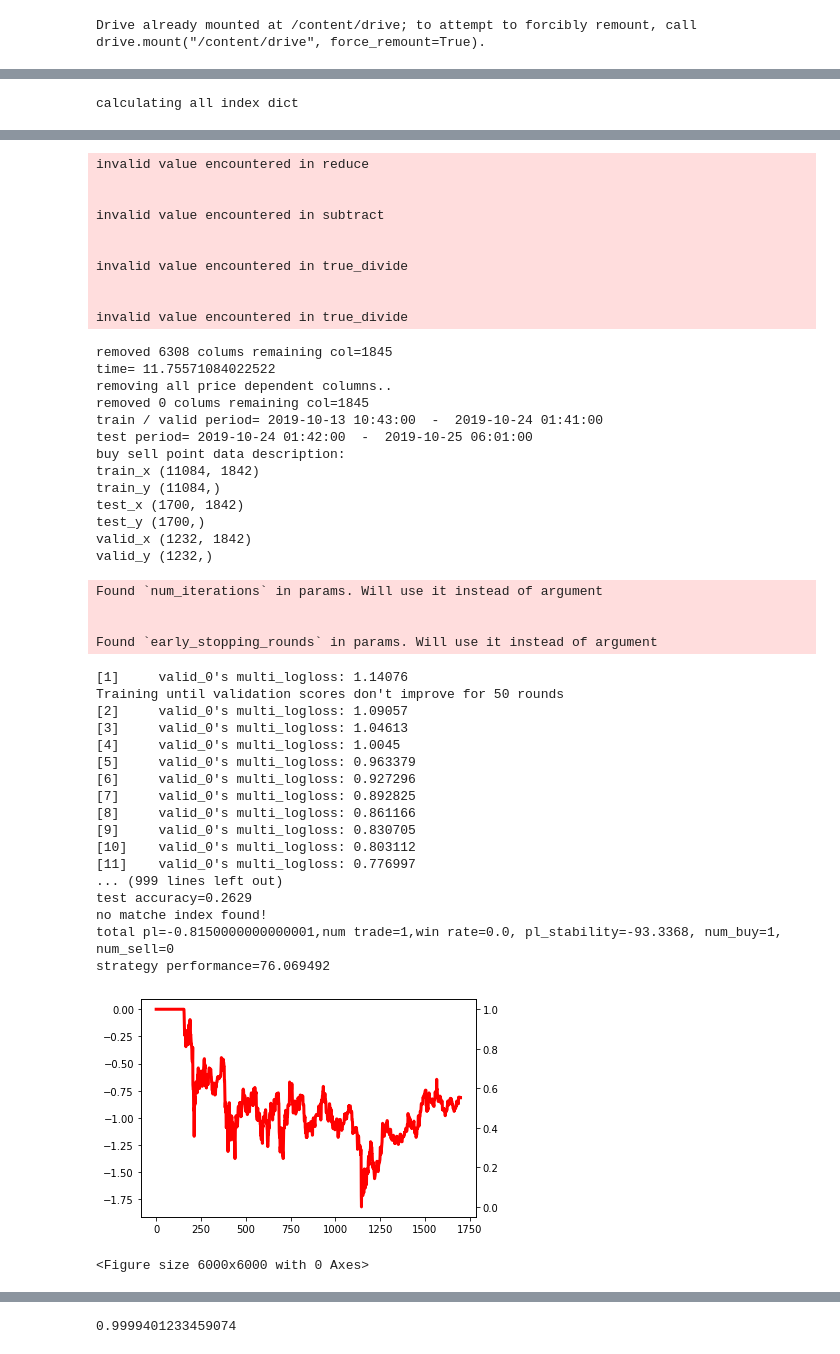
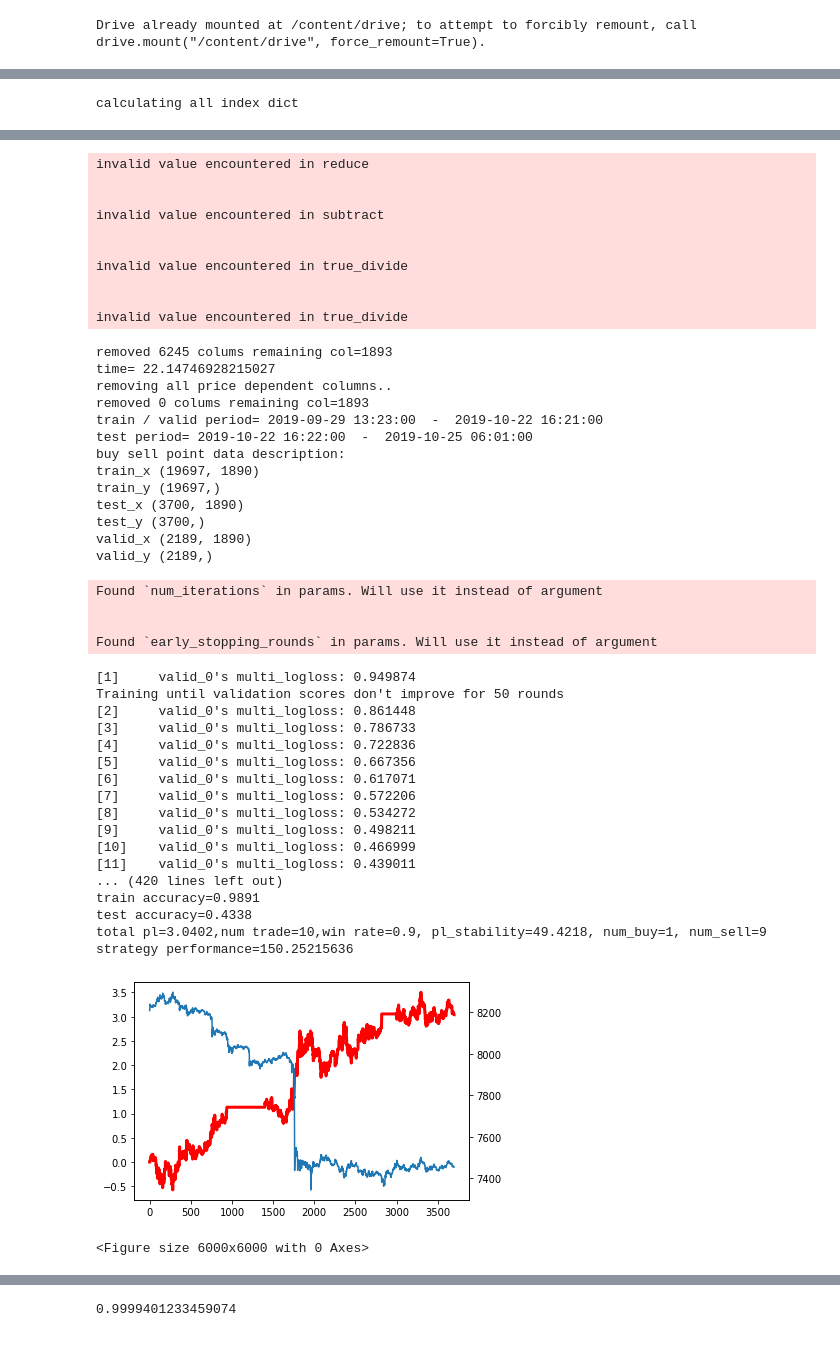
Before and after one commit to alunfes/mex-bot, a Jupyter notebook: Lgb_BPSP4.ipynb, the cells around one changed output, grey strips where cells are left out. Saved outputs shown, nothing was run; the diff lists cells and outputs as text; code cells hidden in the pictures.

```diff
--- a/Lgb_BPSP4.ipynb
+++ b/Lgb_BPSP4.ipynb
@@ -2168,7 +2168,7 @@ num_term = 10
 corr_kijun = 0.9
 upper_kijun = 0.5
 lower_kijun = 0.4
-initial_data_vol = 20000
+initial_data_vol = 40000
 
 train_size = 0.9
 valid_size = 0.1
@@ -2178,7 +2178,9 @@ kijun_period = 300
 pt = kijun_val
 lc = 10000
 
-params = {'objective': 'multiclass', 'num_class':4, 'metric':'multi_logloss', 'boosting': 'gbdt', 'learning_rate': 0.05, 'num_iterations': 500, 'max_depth':4, 'num_leaves':16 ,'verbose_eval':False,  'verbose':-1, 'early_stopping_rounds':50}
+#params = {'objective': 'multiclass', 'num_class':4, 'metric':'multi_logloss', 'boosting': 'gbdt', 'learning_rate': 0.05, 'num_iterations': 1500, 'max_depth':8, 'num_leaves': 3,'verbose_eval':False,  'verbose':-1, 'early_stopping_rounds':50}
+params = {'objective': 'multiclass', 'num_class':4, 'metric':'multi_logloss', 'boosting': 'gbdt', 'learning_rate': 0.1, 'num_iterations': 1500, 'max_depth':9, 'num_leaves': 512,
+          'verbose_eval':False,  'verbose':-1, 'early_stopping_rounds':50, 'lambda_l1':15, 'lambda_l2':15, 'min_data_in_leaf':15}
 
 
 start = time.time()
@@ -2209,6 +2211,10 @@ print('test accuracy={}'.format(lgbmodel.calc_bpsp_accuracy(prediction, test_yb)
 #importanceの上位200colだけ使って再学習
 cols = lgbmodel.select_important_cols2(model, train_xb)
 cols.extend(['open_change','close_change'])
+remove_cols = ['open', 'high', 'low', 'close', 'ema:5']
+for col in remove_cols:
+    if col in cols:
+        cols.remove(col)
 cols.sort()
 
 with open('/content/drive/My Drive/Model/bpsp_cols.csv', 'w') as file:
@@ -2257,49 +2263,49 @@ removed  780  cols contains nan.
 removing all correlated columns..
 invalid value encountered in reduce
 
 
 invalid value encountered in subtract
 
 
 invalid value encountered in true_divide
 
 
 invalid value encountered in true_divide
-removed 6308 colums remaining col=1845
-time= 11.75571084022522
+removed 6245 colums remaining col=1893
+time= 22.14746928215027
 removing all price dependent columns..
-removed 0 colums remaining col=1845
-train / valid period= 2019-10-13 10:43:00  -  2019-10-24 01:41:00
-test period= 2019-10-24 01:42:00  -  2019-10-25 06:01:00
+removed 0 colums remaining col=1893
+train / valid period= 2019-09-29 13:23:00  -  2019-10-22 16:21:00
+test period= 2019-10-22 16:22:00  -  2019-10-25 06:01:00
 buy sell point data description:
-train_x (11084, 1842)
-train_y (11084,)
-test_x (1700, 1842)
-test_y (1700,)
-valid_x (1232, 1842)
-valid_y (1232,)
+train_x (19697, 1890)
+train_y (19697,)
+test_x (3700, 1890)
+test_y (3700,)
+valid_x (2189, 1890)
+valid_y (2189,)
 Found `num_iterations` in params. Will use it instead of argument
 
 
 Found `early_stopping_rounds` in params. Will use it instead of argument
-[1]     valid_0's multi_logloss: 1.14076
+[1]     valid_0's multi_logloss: 0.949874
 Training until validation scores don't improve for 50 rounds
-[2]     valid_0's multi_logloss: 1.09057
-[3]     valid_0's multi_logloss: 1.04613
-[4]     valid_0's multi_logloss: 1.0045
-[5]     valid_0's multi_logloss: 0.963379
-[6]     valid_0's multi_logloss: 0.927296
-[7]     valid_0's multi_logloss: 0.892825
-[8]     valid_0's multi_logloss: 0.861166
-[9]     valid_0's multi_logloss: 0.830705
-[10]    valid_0's multi_logloss: 0.803112
-[11]    valid_0's multi_logloss: 0.776997
-... (999 lines left out)
-test accuracy=0.2629
-no matche index found!
-total pl=-0.8150000000000001,num trade=1,win rate=0.0, pl_stability=-93.3368, num_buy=1, num_sell=0
-strategy performance=76.069492
+[2]     valid_0's multi_logloss: 0.861448
+[3]     valid_0's multi_logloss: 0.786733
+[4]     valid_0's multi_logloss: 0.722836
+[5]     valid_0's multi_logloss: 0.667356
+[6]     valid_0's multi_logloss: 0.617071
+[7]     valid_0's multi_logloss: 0.572206
+[8]     valid_0's multi_logloss: 0.534272
+[9]     valid_0's multi_logloss: 0.498211
+[10]    valid_0's multi_logloss: 0.466999
+[11]    valid_0's multi_logloss: 0.439011
+... (420 lines left out)
+train accuracy=0.9891
+test accuracy=0.4338
+total pl=3.0402,num trade=10,win rate=0.9, pl_stability=49.4218, num_buy=1, num_sell=9
+strategy performance=150.25215636
-[figure, old version]
+[figure, new version]
 <Figure size 6000x6000 with 0 Axes>
 # %%
 importance = pd.DataFrame(model.feature_importance(), index=list(train_xb.columns), columns=['importance'])
```
Also changed, not shown: parts of 8 cells of this notebook.
